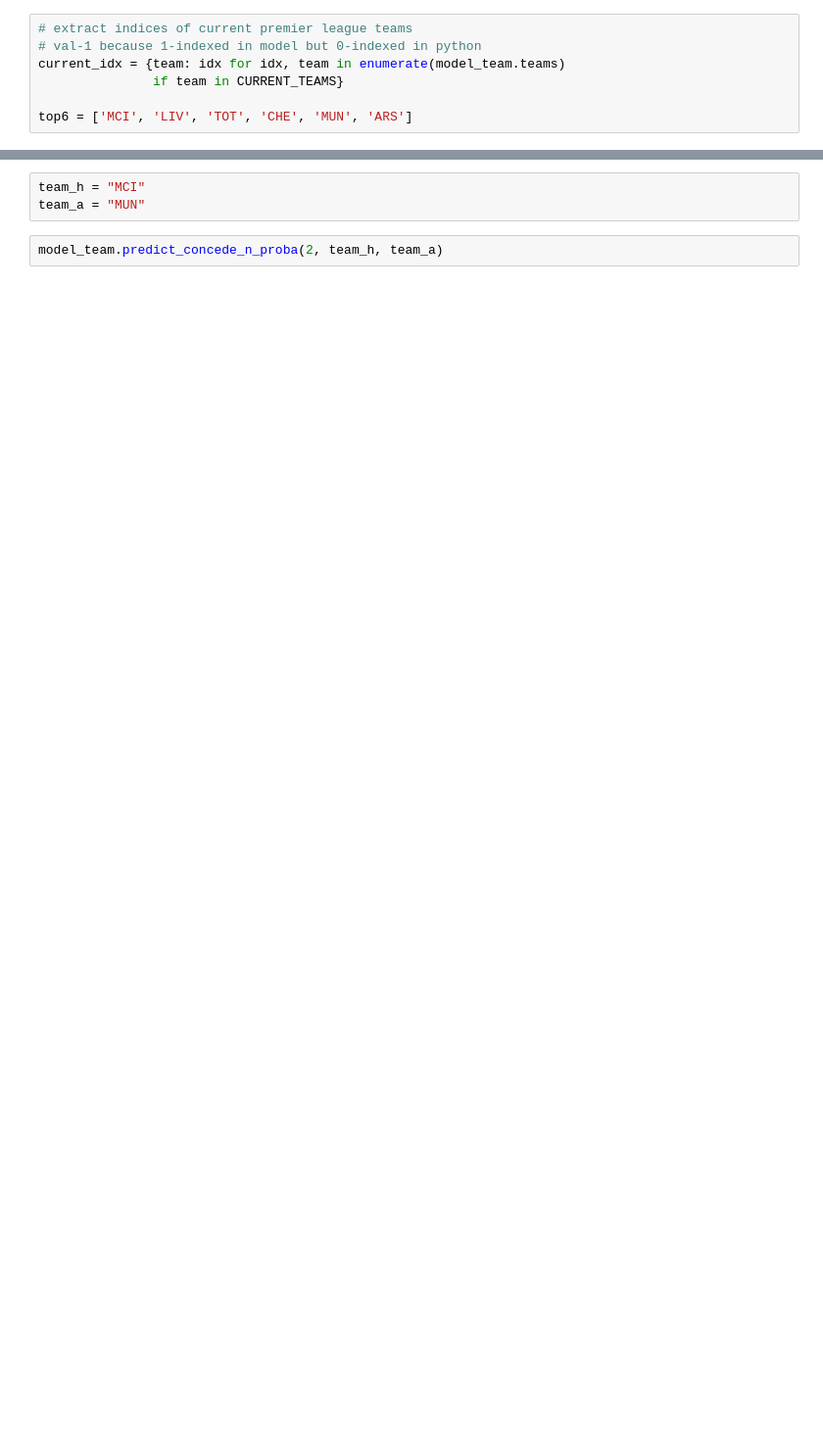
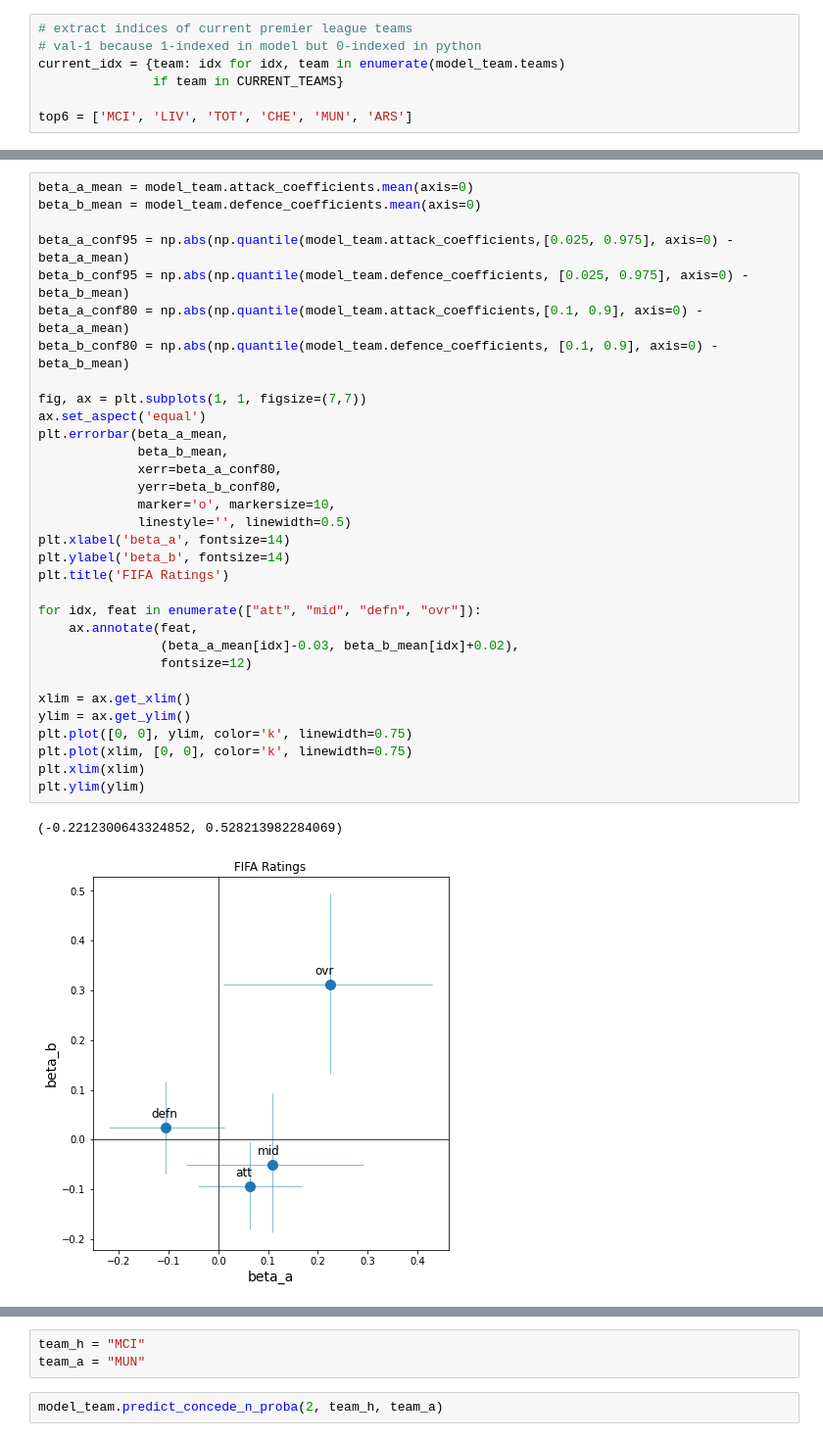
Before and after one commit to alan-turing-institute/AIrsenal, a Jupyter notebook: notebooks/team_model_bpl_next.ipynb, the cells around one changed output, grey strips where cells are left out. Shown at 98% size. Drawn from its saved outputs; the diff is of its cells as text; blank space fills up the shorter version.

Commit message:
1st hopefully fully working team model with bpl next

```diff
--- a/notebooks/team_model_bpl_next.ipynb
+++ b/notebooks/team_model_bpl_next.ipynb
@@ -92,3 +89,38 @@ Text(0.5, 1.0, 'Defence Coefficients (Covariates?)')
+# %%
+beta_a_mean = model_team.attack_coefficients.mean(axis=0)
+beta_b_mean = model_team.defence_coefficients.mean(axis=0)
+
+beta_a_conf95 = np.abs(np.quantile(model_team.attack_coefficients,[0.025, 0.975], axis=0) - beta_a_mean)
+beta_b_conf95 = np.abs(np.quantile(model_team.defence_coefficients, [0.025, 0.975], axis=0) - beta_b_mean)
+beta_a_conf80 = np.abs(np.quantile(model_team.attack_coefficients,[0.1, 0.9], axis=0) - beta_a_mean)
+beta_b_conf80 = np.abs(np.quantile(model_team.defence_coefficients, [0.1, 0.9], axis=0) - beta_b_mean)
+
+fig, ax = plt.subplots(1, 1, figsize=(7,7))
+ax.set_aspect('equal')
+plt.errorbar(beta_a_mean,
+             beta_b_mean,
+             xerr=beta_a_conf80,
+             yerr=beta_b_conf80,
+             marker='o', markersize=10,
+             linestyle='', linewidth=0.5)
+plt.xlabel('beta_a', fontsize=14)
+plt.ylabel('beta_b', fontsize=14)
+plt.title('FIFA Ratings')
+
+for idx, feat in enumerate(["att", "mid", "defn", "ovr"]):
+    ax.annotate(feat,
+                (beta_a_mean[idx]-0.03, beta_b_mean[idx]+0.02),
+                fontsize=12)
+
+xlim = ax.get_xlim()
+ylim = ax.get_ylim()
+plt.plot([0, 0], ylim, color='k', linewidth=0.75)
+plt.plot(xlim, [0, 0], color='k', linewidth=0.75)
+plt.xlim(xlim)
+plt.ylim(ylim)
+# %% [output]
+(-0.2212300643324852, 0.528213982284069)
+[figure, added]
 # %%
 sns.kdeplot(model_team.rho)
 plt.title("rho")
```
Also changed, not shown: parts of 15 cells of this notebook, 2 other files.
